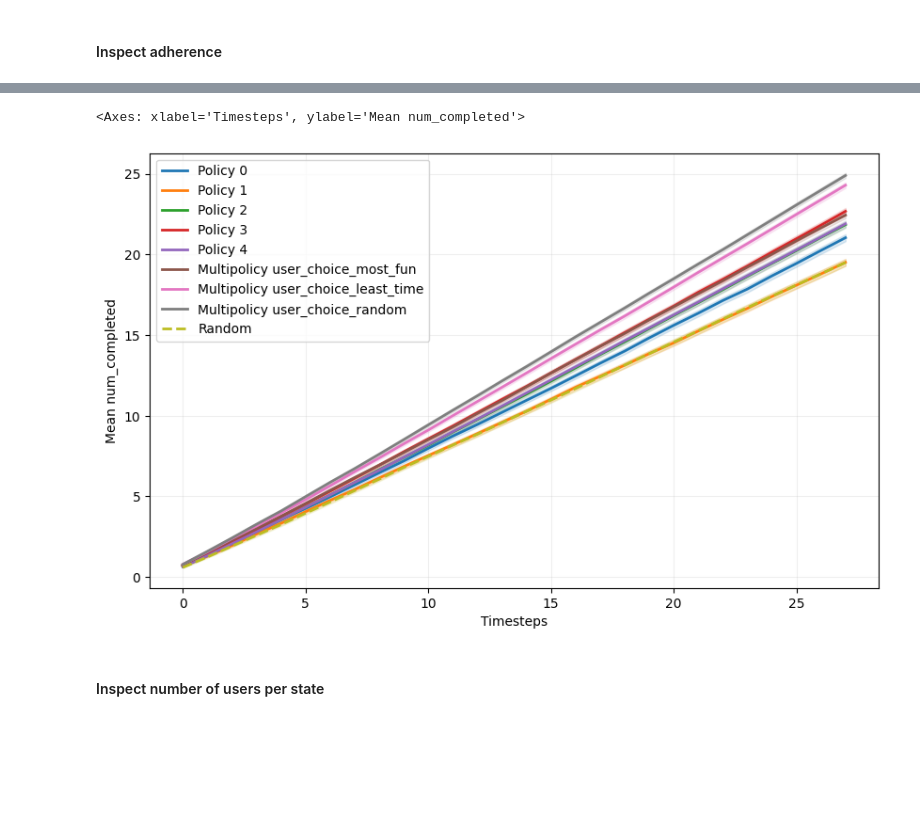
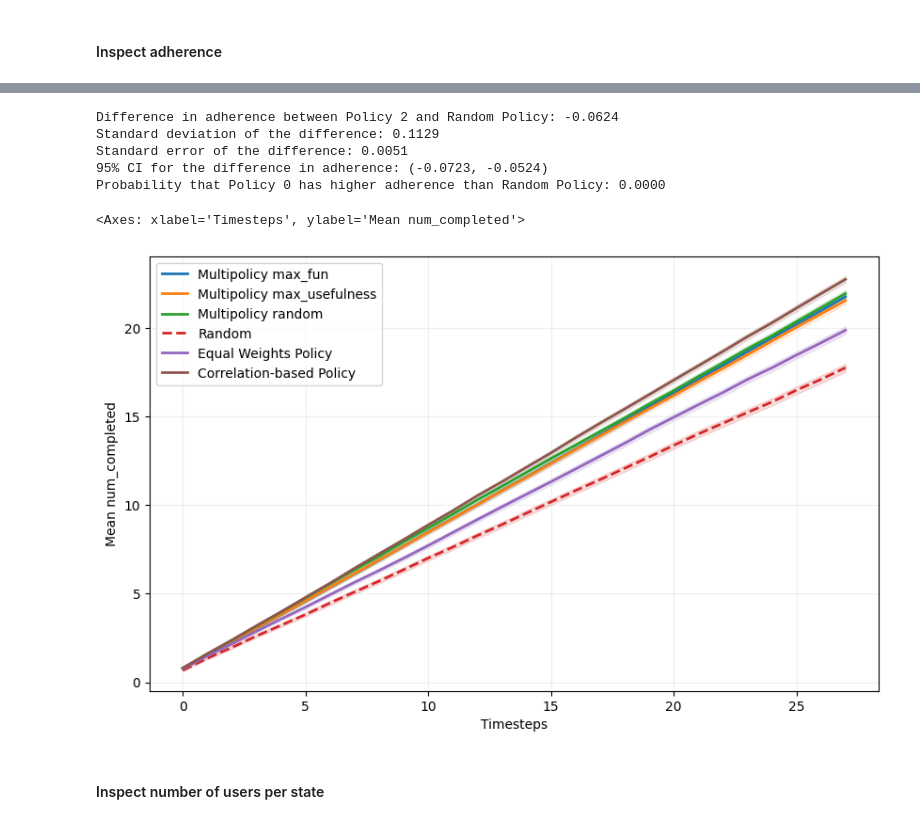
Before and after one commit to shirleyxindi/morl-personalization, a Jupyter notebook: src/PIMORLD.ipynb, the cells around one changed output, grey strips where cells are left out. Drawn from its saved outputs; the diff is of its cells as text; code cells hidden in the pictures; blank space fills up the shorter version.

```diff
--- a/src/PIMORLD.ipynb
+++ b/src/PIMORLD.ipynb
@@ -151,3 +359,4 @@ Number of solutions in Pareto Archive:  79
 # %%
 NUM_USERS = 500
 NUM_TIMESTEPS = 28
+random_within_cluster = False
@@ -160,6 +411,7 @@ def retrieve_top_policies(pareto_archive, method, n=5):
         cd = get_crowding_function("cd")
         metric = cd.do(pareto_archive.evaluations)
     sorted_inds = np.argsort(metric)[::-1]
+    print(sorted_inds[:n])
     top_n_individuals = np.array(pareto_archive.individuals)[sorted_inds][:n]
     top_n_evaluations = np.array(pareto_archive.evaluations)[sorted_inds][:n]
     policies = np.array([ind['policy'] for ind in top_n_individuals])
@@ -167,7 +419,8 @@ def retrieve_top_policies(pareto_archive, method, n=5):
     return policies, weights, top_n_evaluations
 
 
-policies, weights, top_evaluations = retrieve_top_policies(pi_morld.pareto_archive, method="hv_contribution", n=5)
+# policies, weights, top_evaluations = retrieve_top_policies_by_actions(pi_morld.pareto_archive, method="hv_contribution", min_actions=2, max_actions=4)
+policies, weights, top_evaluations = retrieve_top_policies(pi_morld.pareto_archive, method="hv_contribution")
 print("Top policies retrieved based on hypervolume contribution:")
 for i, (policy, weight) in enumerate(zip(policies, weights)):
     print(f"Policy {i}: Weights: {weight}, Evaluation: {top_evaluations[i]}")
@@ -192,27 +466,5 @@ Best policy for objective 4 among top policies: Policy 0
 save_path = results_folder + model_name + '/simulations/'
 save_path = os.path.join(results_folder, model_name, 'simulations')
 save = False
-
+policies = np.array([ind['policy'] for ind in top_n_individuals])
 all_sim_results =[]
-if os.path.exists(save_path):
-    print(f"Directory {save_path} already exists. Simulation results will be saved there.")
-    for i in range(len(policies)):
-        sim_file = os.path.join(save_path, f'simulation_{i}.pkl')
-        if os.path.exists(sim_file):
-            print(f"Simulation file {sim_file} already exists. Loading results.")
-            sim_results = pd.read_pickle(sim_file)
-            all_sim_results.append(sim_results)
-        else:
-            print(f"Simulation file {sim_file} does not exist. Please run the simulations to generate the results.")
-
-else:
-    if save:
-        os.makedirs(save_path)
-    for i, policy in enumerate(policies):
-        print(f"Simulating Policy {i}:")
-        simulation_results = sim_utils.simulate(env, NUM_USERS, policy=policy, policy_name=f"Policy {i}", max_count=MAX_COUNT)
-        all_sim_results.append(simulation_results)
-        if save:
-            save_file = f'simulation_{i}.pkl'
-            save_to = os.path.join(save_path, save_file)
-            simulation_results.to_pickle(save_to)
@@ -235,17 +512,21 @@ else:
 #### Simulate choices between multiple optimal policies
 # %%
 choice_policies = []
-multi_policy_simulation_results_fun = sim_utils.simulate_multiple_policies(env, NUM_USERS, policies, top_evaluations, selection='user_choice_most_fun', max_count=MAX_COUNT)
+multi_policy_simulation_results_fun = sim_utils.simulate_multiple_policies(env_joint, NUM_USERS, policies, top_evaluations, selection='max_fun', random_within_cluster=random_within_cluster)
 all_sim_results.append(multi_policy_simulation_results_fun)
 choice_policies.append(multi_policy_simulation_results_fun)
 
-multi_policy_simulation_results_time = sim_utils.simulate_multiple_policies(env, NUM_USERS, policies, top_evaluations, selection='user_choice_least_time', max_count=MAX_COUNT)
+multi_policy_simulation_results_time = sim_utils.simulate_multiple_policies(env_joint, NUM_USERS, policies, top_evaluations, selection='max_usefulness', random_within_cluster=random_within_cluster)
 all_sim_results.append(multi_policy_simulation_results_time)
 choice_policies.append(multi_policy_simulation_results_time)
 
-multi_policy_simulation_results_random = sim_utils.simulate_multiple_policies(env, NUM_USERS, policies, top_evaluations, selection='user_choice_random', max_count=MAX_COUNT)
+multi_policy_simulation_results_random = sim_utils.simulate_multiple_policies(env_joint, NUM_USERS, policies, top_evaluations, selection='random', random_within_cluster=random_within_cluster)
 all_sim_results.append(multi_policy_simulation_results_random)
 choice_policies.append(multi_policy_simulation_results_random)
 
-sim_utils.interactive_plot_objective(choice_policies + [simulation_random], obj_names)
+multi_policy_simulation_results_expert = sim_utils.simulate_multiple_policies(env_joint, NUM_USERS, policies, top_evaluations, selection='expert_priority', random_within_cluster=random_within_cluster)
+all_sim_results.append(multi_policy_simulation_results_expert)
+choice_policies.append(multi_policy_simulation_results_expert)
+
+sim_utils.interactive_plot_objective(choice_policies + baseline_policies, evaluation_names)
 # %% [output]
@@ -315,8 +627,25 @@ Random Policy   | Adherence: 0.6964 | 95% CI: (0.6889, 0.7040)
+# %%
+diff_of_means = means[2] - means[-1]
+print(f"Difference in adherence between Policy 2 and Random Policy: {diff_of_means:.4f}")
+diff_std = np.sqrt(stds[2]**2 + stds[-1]**2)
+diff_sem = np.sqrt(sems[2]**2 + sems[-1]**2)
+print(f"Standard deviation of the difference: {diff_std:.4f}")
+print(f"Standard error of the difference: {diff_sem:.4f}")
+ci_diff = stats.t.interval(0.95, df=2*NUM_USERS-2, loc=diff_of_means, scale=diff_sem)
+print(f"95% CI for the difference in adherence: ({ci_diff[0]:.4f}, {ci_diff[1]:.4f})")
+prob_a_better = 1 - stats.t.cdf(0, df=2*NUM_USERS-2, loc=diff_of_means, scale=diff_sem)
+print(f"Probability that Policy 0 has higher adherence than Random Policy: {prob_a_better:.4f}")
+# %% [output]
+Difference in adherence between Policy 2 and Random Policy: -0.0624
+Standard deviation of the difference: 0.1129
+Standard error of the difference: 0.0051
+95% CI for the difference in adherence: (-0.0723, -0.0524)
+Probability that Policy 0 has higher adherence than Random Policy: 0.0000
 # %%
-sim_utils.plot_simulation(all_policies, 'num_completed')
+sim_utils.plot_simulation(choice_policies + baseline_policies, 'num_completed')
 # %% [output]
 <Axes: xlabel='Timesteps', ylabel='Mean num_completed'>
-[figure, old version]
+[figure, new version]
 # %% [markdown]
 #### Inspect number of users per state
 # %%
```
Also changed, not shown: parts of 45 cells of this notebook, 28 other files.
